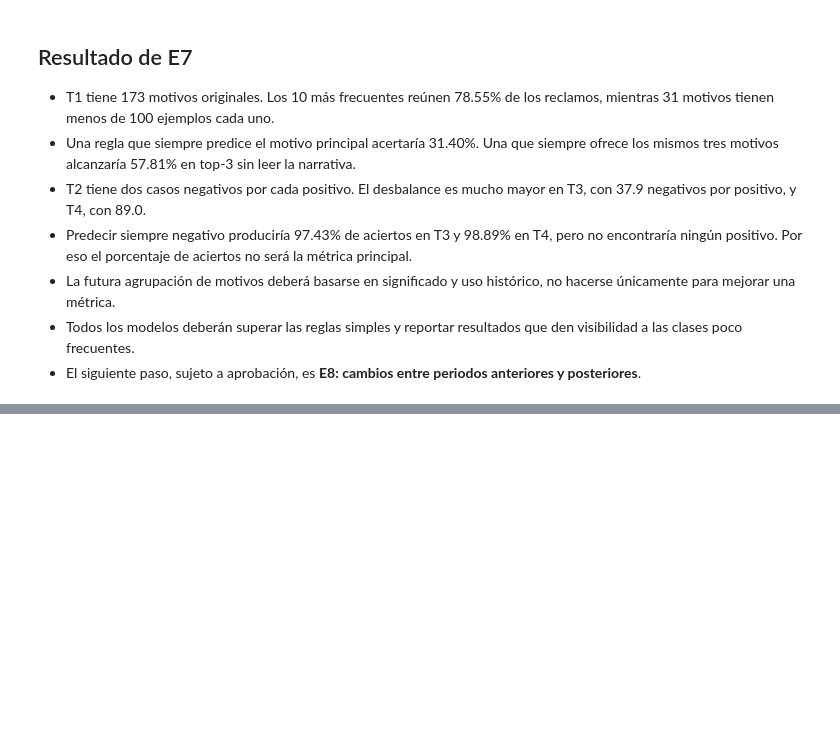
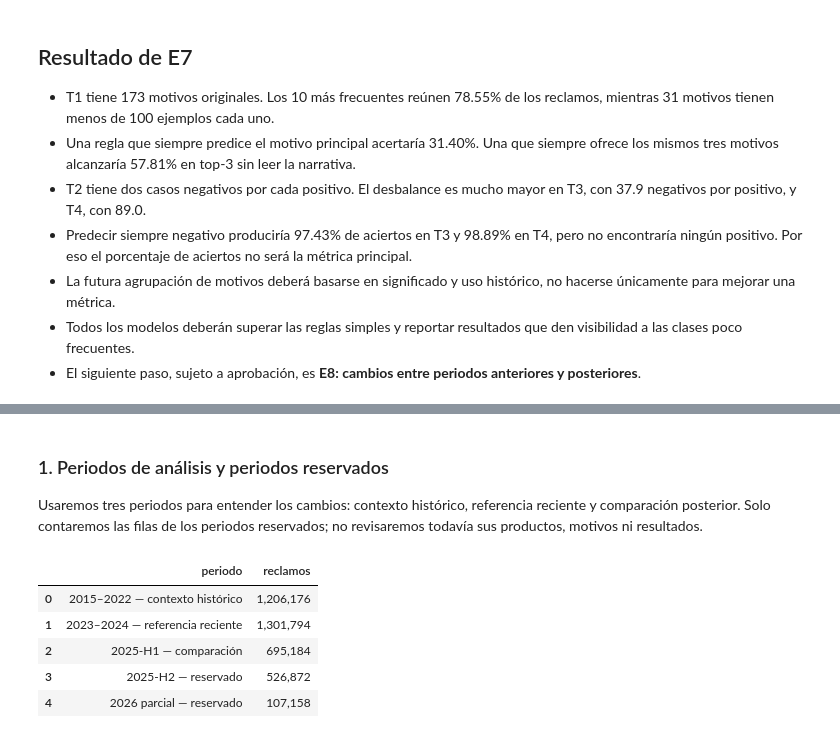
Before and after one commit to Codenid/capstone-claims-triage, a Jupyter notebook: notebooks/01_eda.ipynb, the cells around one changed output, grey strips where cells are left out. Cells and saved outputs as stored; diff of their text form; code cells hidden in the pictures; blank space fills up the shorter version.

```diff
--- a/notebooks/01_eda.ipynb
+++ b/notebooks/01_eda.ipynb
@@ -1377,0 +1384,35 @@ display(naive_table)
+# %% [markdown]
+### 1. Periodos de análisis y periodos reservados
+
+Usaremos tres periodos para entender los cambios: contexto histórico, referencia reciente y comparación posterior. Solo contaremos las filas de los periodos reservados; no revisaremos todavía sus productos, motivos ni resultados.
+# %%
+del group_profile, exact_counts, normalized_counts, exact_hash, normalized_hash
+gc.collect()
+
+period_order = [
+    "2015–2022 — contexto histórico",
+    "2023–2024 — referencia reciente",
+    "2025-H1 — comparación",
+    "2025-H2 — reservado",
+    "2026 parcial — reservado",
+]
+analysis_periods = period_order[:3]
+received_dates = identity["Date received"]
+period = pd.Series(pd.NA, index=identity.index, dtype="string")
+period.loc[received_dates < "2023-01-01"] = period_order[0]
+period.loc[received_dates.between("2023-01-01", "2024-12-31")] = period_order[1]
+period.loc[received_dates.between("2025-01-01", "2025-06-30")] = period_order[2]
+period.loc[received_dates.between("2025-07-01", "2025-12-31")] = period_order[3]
+period.loc[received_dates >= "2026-01-01"] = period_order[4]
+assert period.notna().all()
+
+period_counts = period.value_counts().reindex(period_order).rename_axis("periodo").reset_index(name="reclamos")
+period_counts["reclamos"] = period_counts["reclamos"].map("{:,}".format)
+display(period_counts)
+# %% [output]
+|  | periodo | reclamos |
+| 0 | 2015–2022 — contexto histórico | 1,206,176 |
+| 1 | 2023–2024 — referencia reciente | 1,301,794 |
+| 2 | 2025-H1 — comparación | 695,184 |
+| 3 | 2025-H2 — reservado | 526,872 |
+| 4 | 2026 parcial — reservado | 107,158 |
```
Also changed, not shown: parts of 9 cells of this notebook.
